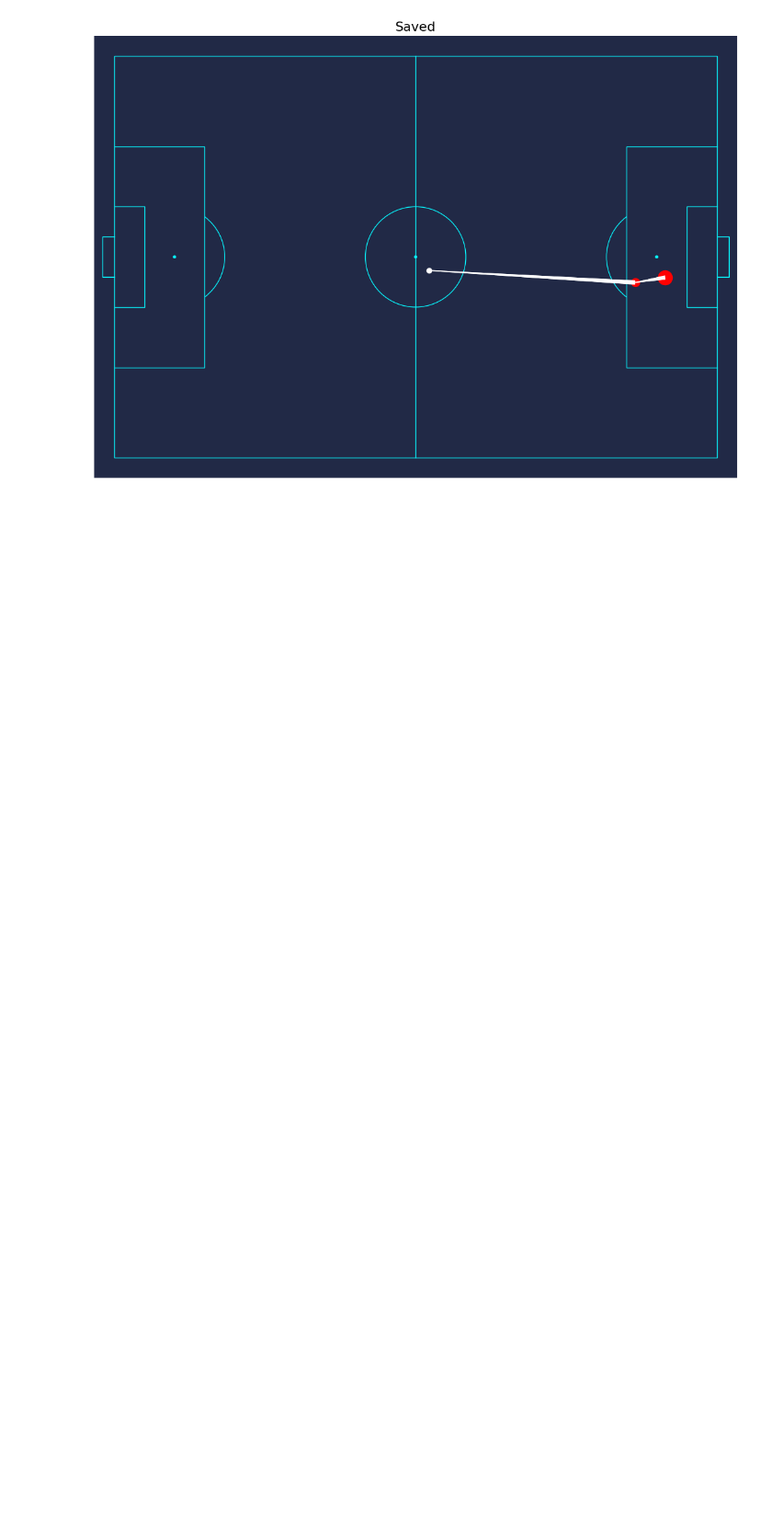
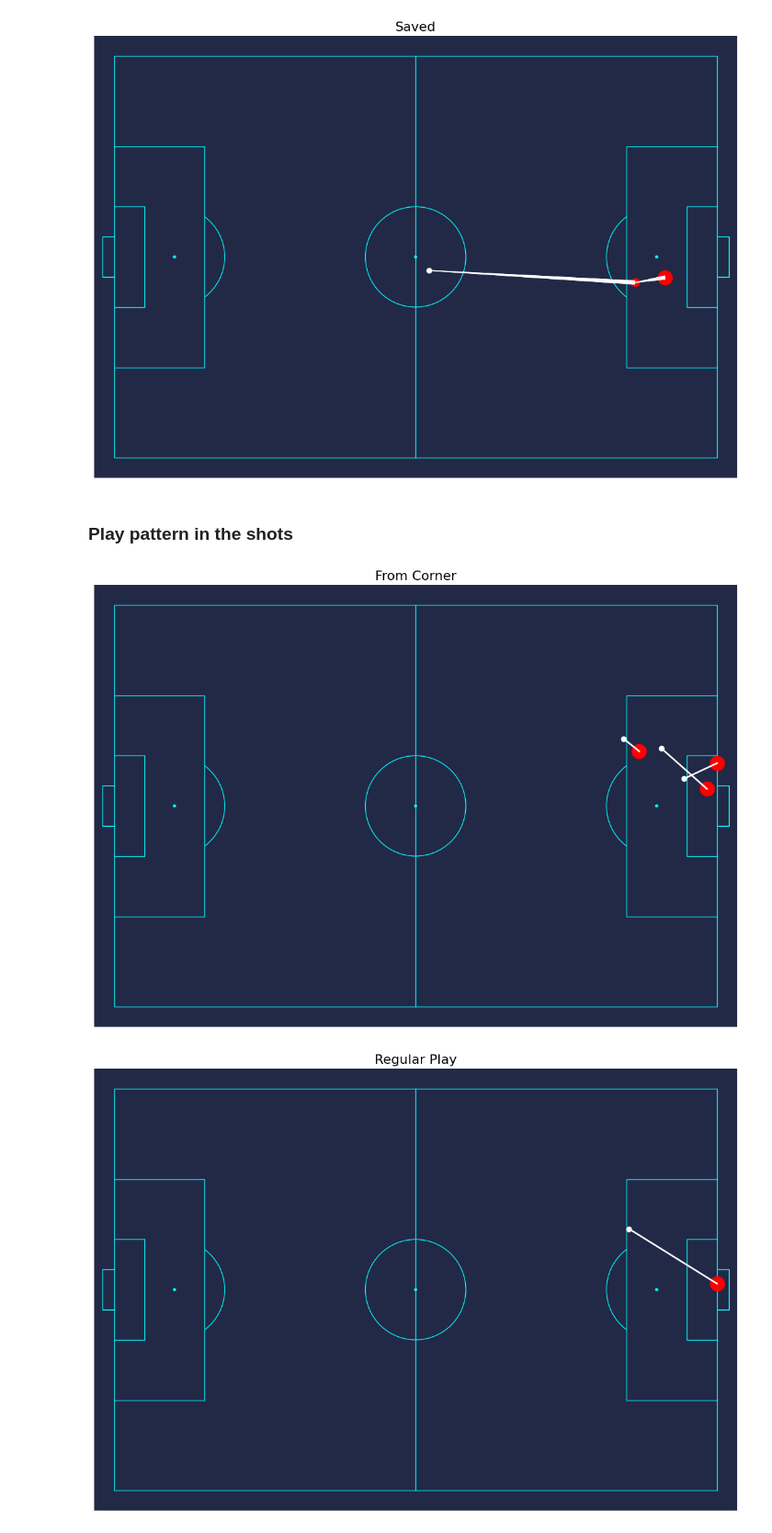
Before and after one commit to asheshh-lal/Football-analytics, a Jupyter notebook: event/match_attack_analysis.ipynb, the cells around one changed output. Shown at 92% size. Drawn from its saved outputs; the diff is of its cells as text; code cells hidden in the pictures; blank space fills up the shorter version.

```diff
--- a/event/match_attack_analysis.ipynb
+++ b/event/match_attack_analysis.ipynb
@@ -293,9 +347,9 @@ See the caveats in the documentation: https://pandas.pydata.org/pandas-docs/stab
 # %% [markdown]
 ### Plotting passes that lead to shots in open play (excluding penalties)
 # %%
-df_shot_france = df_shot_france[df['shot_type']!='Penalty']
+df_shot_france_no_pen = df_shot_france[df_shot_france['shot_type']!='Penalty']
 
-for index, row in df_shot_france.iterrows():
+for index, row in df_shot_france_no_pen.iterrows():
     fig, ax = p.draw(figsize=(12, 8))
     ax.set_title(row['shot_outcome'], fontsize=16)
     p.scatter(x=row['x_start'], y=row['y_start'], color='white', ax=ax)
@@ -340,3 +394,29 @@ for index, row in df_shot_france.iterrows():
 [figure]
 [figure]
 [figure]
+# %% [markdown]
+### Play pattern in the shots
+# %%
+import matplotlib.pyplot as plt
+
+# Get unique play patterns from the DataFrame
+unique_play_patterns = df_shot_france['play_pattern'].unique()
+
+# Loop through each unique play pattern
+for pattern in unique_play_patterns:
+    # Filter rows based on the current play pattern
+    pattern_data = df_shot_france[df_shot_france['play_pattern'] == pattern]
+
+    fig, ax = p.draw(figsize=(12, 8))
+    ax.set_title(pattern, fontsize=16)
+
+    # Plot each row's data for the current play pattern
+    for index, row in pattern_data.iterrows():
+        ax.scatter(x=row['x_start'], y=row['y_start'], color='white')
+        ax.scatter(x=row['x_end'], y=row['y_end'], s=300, color='red')
+        ax.plot([row['x_start'], row['x_end']], [row['y_start'], row['y_end']], color='white', linestyle='-', linewidth=2)
+
+    plt.show()
+# %% [output]
+[figure, added]
+[figure, added]
```
Also changed, not shown: parts of 10 cells of this notebook, 1 other file.
